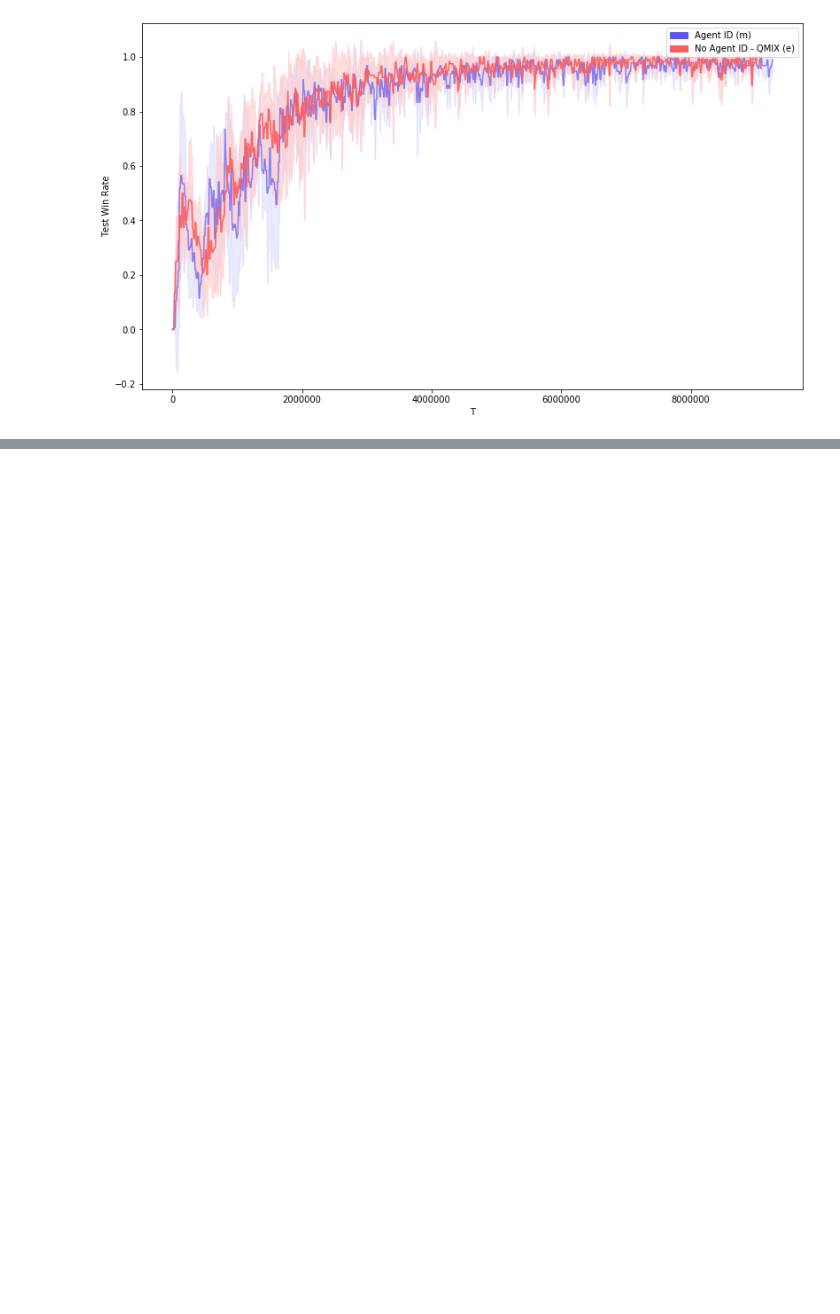
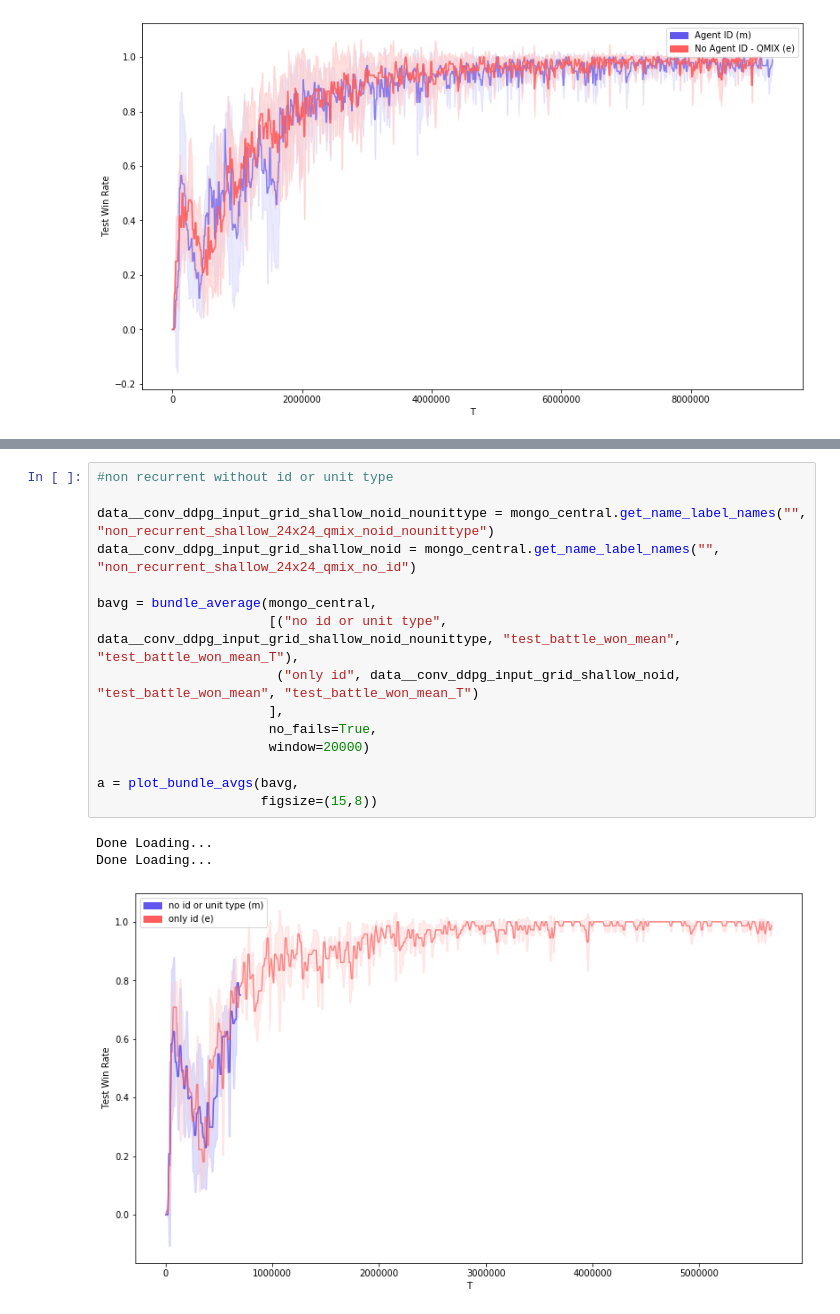
Before and after one commit to nicholasburden/pymarl, a Jupyter notebook: analysis/analysis.ipynb, the cells around one changed output, grey strips where cells are left out. Saved outputs shown, nothing was run; the diff lists cells and outputs as text; blank space fills up the shorter version.

```diff
--- a/analysis/analysis.ipynb
+++ b/analysis/analysis.ipynb
@@ -445,0 +447,19 @@ Property str not available: test_battle_won_mean not in results for run {'name':
+# %%
+#non recurrent without id or unit type
+
+data__conv_ddpg_input_grid_shallow_noid_nounittype = mongo_central.get_name_label_names("", "non_recurrent_shallow_24x24_qmix_noid_nounittype")
+data__conv_ddpg_input_grid_shallow_noid = mongo_central.get_name_label_names("", "non_recurrent_shallow_24x24_qmix_no_id")
+
+bavg = bundle_average(mongo_central,
+                      [("no id or unit type", data__conv_ddpg_input_grid_shallow_noid_nounittype, "test_battle_won_mean", "test_battle_won_mean_T"),
+                       ("only id", data__conv_ddpg_input_grid_shallow_noid, "test_battle_won_mean", "test_battle_won_mean_T")
+                      ],
+                      no_fails=True,
+                      window=20000)
+
+a = plot_bundle_avgs(bavg,
+                     figsize=(15,8))
+# %% [output]
+Done Loading...
+Done Loading...
+[figure, added]
```
Also changed, not shown: parts of 1 cell of this notebook, 1 other file.
